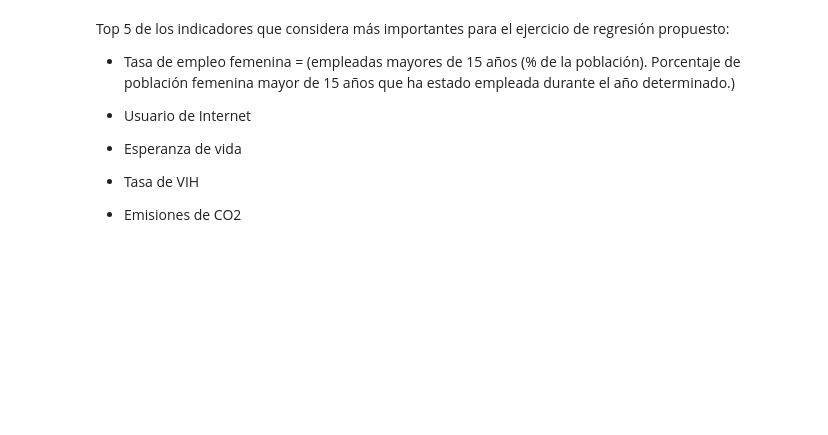
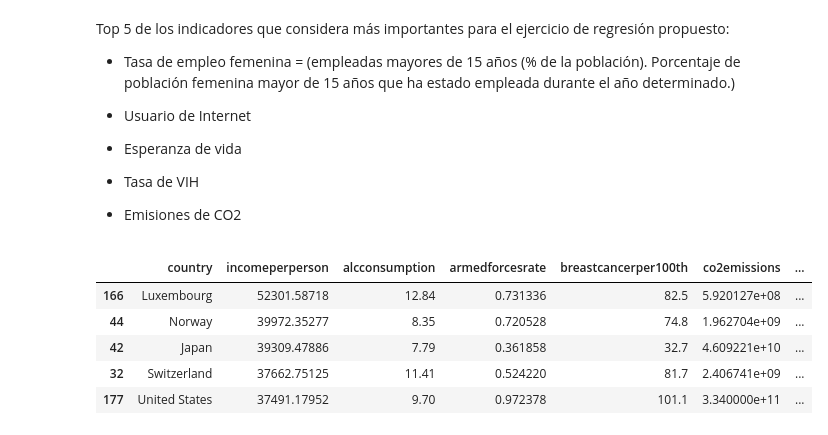
Before and after one commit to Jucavilav/CienciaD-taller2, a Jupyter notebook: Taller2.ipynb, the cells around one changed output. Drawn from its saved outputs; the diff is of its cells as text; code cells hidden in the pictures; blank space fills up the shorter version.

```diff
--- a/Taller2.ipynb
+++ b/Taller2.ipynb
@@ -126,3 +124,13 @@ Top 5 de los indicadores que considera más importantes para el ejercicio de reg
 - Emisiones de CO2
 # %%
 #Sacar la media, la mediana el pais con mayor PIB y el Menor PIB y mirar a Colombia
+# %%
+pib_df = pib_df.sort_values('incomeperperson', ascending=False)
+pib_df.head()
+# %% [output]
+|  | country | incomeperperson | alcconsumption | armedforcesrate | breastcancerper100th | co2emissions | ... |
+| 166 | Luxembourg | 52301.58718 | 12.84 | 0.731336 | 82.5 | 5.920127e+08 | ... |
+| 44 | Norway | 39972.35277 | 8.35 | 0.720528 | 74.8 | 1.962704e+09 | ... |
+| 42 | Japan | 39309.47886 | 7.79 | 0.361858 | 32.7 | 4.609221e+10 | ... |
+| 32 | Switzerland | 37662.75125 | 11.41 | 0.524220 | 81.7 | 2.406741e+09 | ... |
+| 177 | United States | 37491.17952 | 9.70 | 0.972378 | 101.1 | 3.340000e+11 | ... |
```
Also changed, not shown: parts of 6 cells of this notebook.
